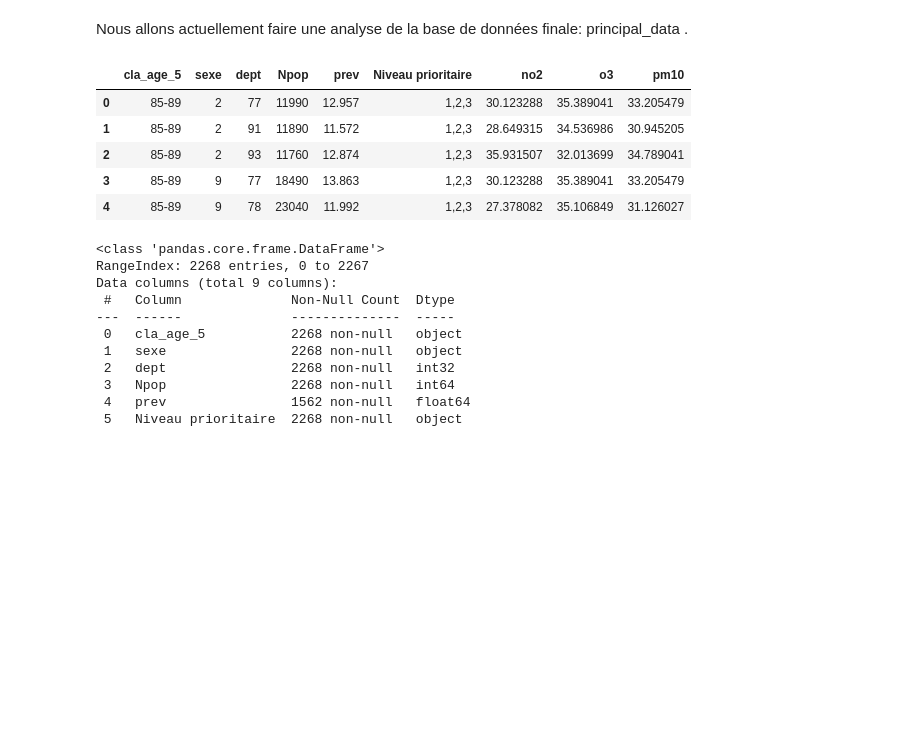
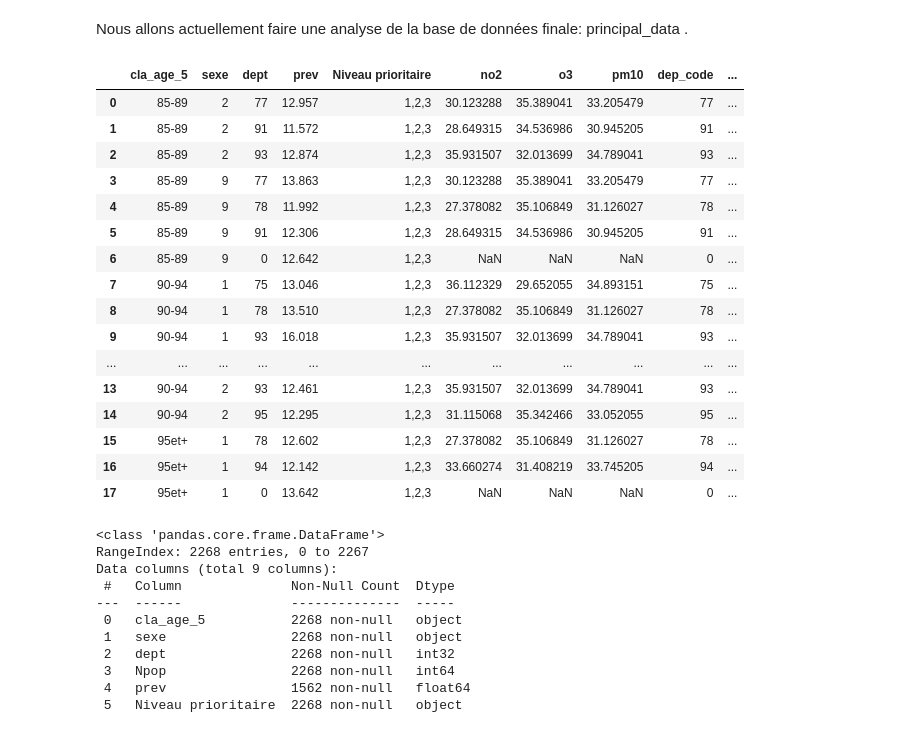
Before and after one commit to IvanaKUETE/projet-Python, a Jupyter notebook: projet/notebook/analyse_exploratoire.ipynb, the cells around one changed output. Saved outputs shown, nothing was run; the diff lists cells and outputs as text; code cells hidden in the pictures; blank space fills up the shorter version.

```diff
--- a/projet/notebook/analyse_exploratoire.ipynb
+++ b/projet/notebook/analyse_exploratoire.ipynb
@@ -606,0 +708,10 @@ array([77, 91, 93, 78,  0, 75, 94, 95, 92])
+# %%
+# Ajouter une ligne avec dept_code=0 et la superficie totale
+total_superficie = superficie_dept['sup_dept_km2'].sum()
+superficie_dept = pd.concat(
+    [superficie_dept, pd.DataFrame({'dep_code': [0], 'sup_dept_km2': [total_superficie]})],
+    ignore_index=True
+)
+
+# Afficher les premières lignes du résumé
+print(superficie_dept)
@@ -626,11 +760,18 @@ Index(['ninsee', 'no2', 'o3', 'pm10'], dtype='object')
 Qualite_aire = Qualite_aire.rename(columns={'ninsee': 'dept'})
 
 # on convertie la colonne dept en str pour les deux data
-new_data['dept'] = new_data['dept'].astype(int)
-Qualite_aire['dept'] = Qualite_aire['dept'].astype(int)
+new_data['dept'] = new_data['dept'].astype(str)
+Qualite_aire['dept'] = Qualite_aire['dept'].astype(str)
+superficie_dept['dep_code'] = superficie_dept['dep_code'].astype(str)
 # %%
 # on va faire un left joint
 
-principal_data = pd.merge(new_data,Qualite_aire, on="dept", how="left")
+# Fusionner new_data avec Qualite_aire
+merged_data = pd.merge(new_data, Qualite_aire, on="dept", how="left")
+
+# Fusionner le résultat précédent avec superficie_dept
+principal_data = pd.merge(merged_data, superficie_dept, left_on="dept", right_on="dep_code", how="left")
+
+# Afficher les premières lignes de la base fusionnée
 principal_data.head(5)
 # %% [output]
@@ -642,0 +792,3 @@ principal_data.head(5)
+# %%
+principal_data["densite"] = principal_data["Npop"]/principal_data["sup_dept_km2"]
+principal_data.head(3)
@@ -654,17 +811,29 @@ Fichier  sauvegardé avec succès.
 # %% [markdown]
 Nous allons actuellement faire une analyse de la base de données finale: principal_data .
 # %%
-# D'apres ce qui precede on sait que prev est calculé a partir de Npop et Ntop donc on peut suprrimer Ntop
-Colunms_we_drop = ['Ntop']
+# D'apres ce qui precede on sait que prev est calculé a partir de Npop et Ntop donc on peut suprrimer Ntop.
+# Et ayant déja la densité, nous pouvons nous débarrasser des variables Ntop et Npop
+Colunms_we_drop = ['Ntop', 'Npop']
 Principal_data1 = principal_data.drop(columns=Colunms_we_drop)
-Principal_data1.head(5)
+Principal_data1.head(18)
 # %% [output]
-|  | cla_age_5 | sexe | dept | Npop | prev | Niveau prioritaire | no2 | o3 | pm10 |
-| 0 | 85-89 | 2 | 77 | 11990 | 12.957 | 1,2,3 | 30.123288 | 35.389041 | 33.205479 |
-| 1 | 85-89 | 2 | 91 | 11890 | 11.572 | 1,2,3 | 28.649315 | 34.536986 | 30.945205 |
-| 2 | 85-89 | 2 | 93 | 11760 | 12.874 | 1,2,3 | 35.931507 | 32.013699 | 34.789041 |
-| 3 | 85-89 | 9 | 77 | 18490 | 13.863 | 1,2,3 | 30.123288 | 35.389041 | 33.205479 |
-| 4 | 85-89 | 9 | 78 | 23040 | 11.992 | 1,2,3 | 27.378082 | 35.106849 | 31.126027 |
+|  | cla_age_5 | sexe | dept | prev | Niveau prioritaire | no2 | o3 | pm10 | dep_code | ... |
+| 0 | 85-89 | 2 | 77 | 12.957 | 1,2,3 | 30.123288 | 35.389041 | 33.205479 | 77 | ... |
+| 1 | 85-89 | 2 | 91 | 11.572 | 1,2,3 | 28.649315 | 34.536986 | 30.945205 | 91 | ... |
+| 2 | 85-89 | 2 | 93 | 12.874 | 1,2,3 | 35.931507 | 32.013699 | 34.789041 | 93 | ... |
+| 3 | 85-89 | 9 | 77 | 13.863 | 1,2,3 | 30.123288 | 35.389041 | 33.205479 | 77 | ... |
+| 4 | 85-89 | 9 | 78 | 11.992 | 1,2,3 | 27.378082 | 35.106849 | 31.126027 | 78 | ... |
+| 5 | 85-89 | 9 | 91 | 12.306 | 1,2,3 | 28.649315 | 34.536986 | 30.945205 | 91 | ... |
+| 6 | 85-89 | 9 | 0 | 12.642 | 1,2,3 | NaN | NaN | NaN | 0 | ... |
+| 7 | 90-94 | 1 | 75 | 13.046 | 1,2,3 | 36.112329 | 29.652055 | 34.893151 | 75 | ... |
+| 8 | 90-94 | 1 | 78 | 13.510 | 1,2,3 | 27.378082 | 35.106849 | 31.126027 | 78 | ... |
+| 9 | 90-94 | 1 | 93 | 16.018 | 1,2,3 | 35.931507 | 32.013699 | 34.789041 | 93 | ... |
+| ... | ... | ... | ... | ... | ... | ... | ... | ... | ... | ... |
+| 13 | 90-94 | 2 | 93 | 12.461 | 1,2,3 | 35.931507 | 32.013699 | 34.789041 | 93 | ... |
+| 14 | 90-94 | 2 | 95 | 12.295 | 1,2,3 | 31.115068 | 35.342466 | 33.052055 | 95 | ... |
+| 15 | 95et+ | 1 | 78 | 12.602 | 1,2,3 | 27.378082 | 35.106849 | 31.126027 | 78 | ... |
+| 16 | 95et+ | 1 | 94 | 12.142 | 1,2,3 | 33.660274 | 31.408219 | 33.745205 | 94 | ... |
+| 17 | 95et+ | 1 | 0 | 13.642 | 1,2,3 | NaN | NaN | NaN | 0 | ... |
 # %%
 Principal_data1.info()
 # %% [output]
```
Also changed, not shown: parts of 23 cells of this notebook, 3 other files.
